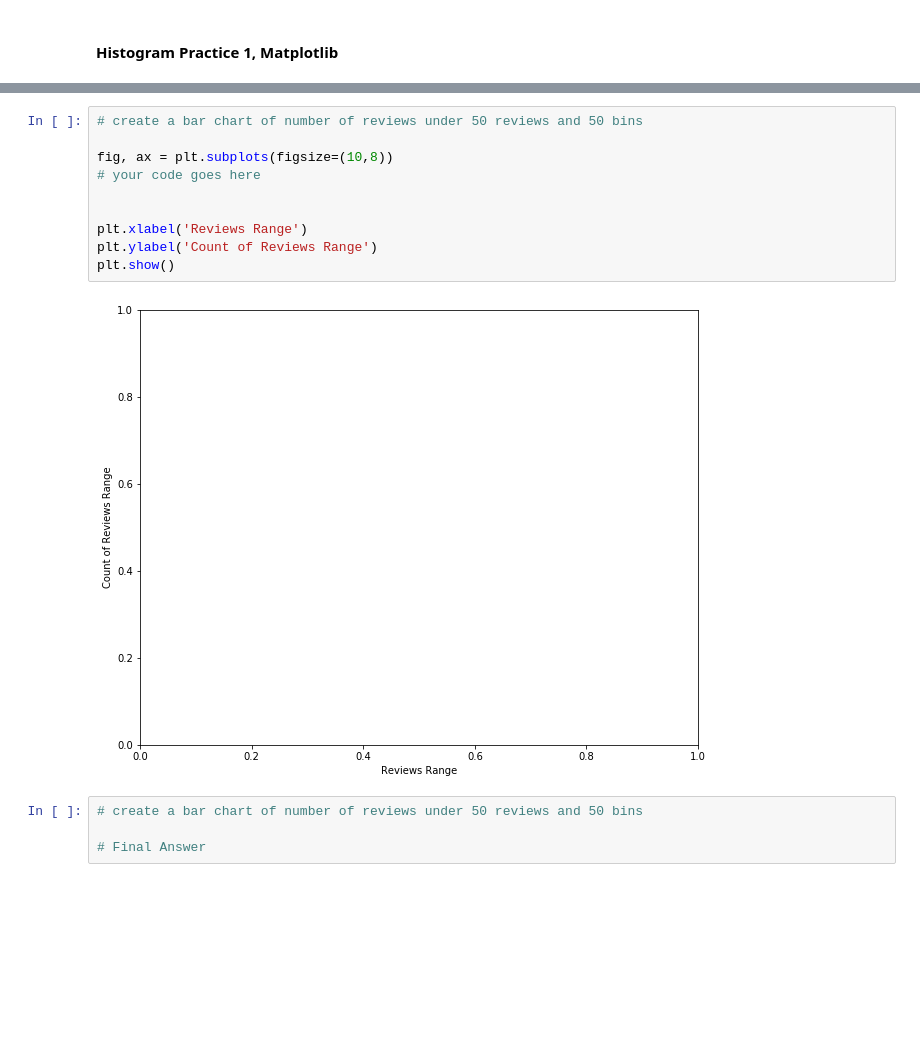
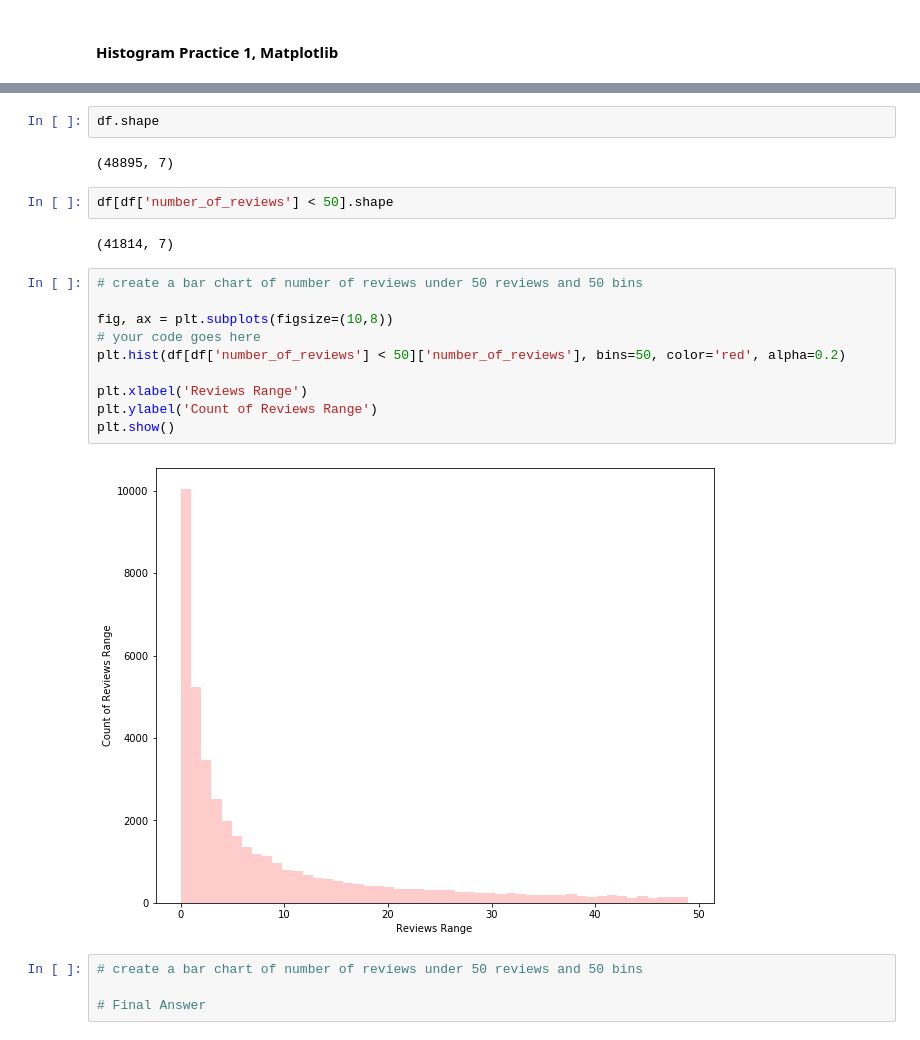
Before and after one commit to CUNYTechPrep/2020-spring-datascience, a Jupyter notebook: Week2_3.19/Exploratory Data Analysis_inClass.ipynb, the cells around one changed output, grey strips where cells are left out. Saved outputs shown, nothing was run; the diff lists cells and outputs as text; blank space fills up the shorter version.

```diff
--- a/Week2_3.19/Exploratory Data Analysis.ipynb
+++ b/Week2_3.19/Exploratory Data Analysis_inClass.ipynb
@@ -417,15 +545,23 @@ plt.show()
+# %%
+df.shape
+# %% [output]
+(48895, 7)
+# %%
+df[df['number_of_reviews'] < 50].shape
+# %% [output]
+(41814, 7)
 # %%
 # create a bar chart of number of reviews under 50 reviews and 50 bins
 
 fig, ax = plt.subplots(figsize=(10,8))
 # your code goes here
-
+plt.hist(df[df['number_of_reviews'] < 50]['number_of_reviews'], bins=50, color='red', alpha=0.2)
 
 plt.xlabel('Reviews Range')
 plt.ylabel('Count of Reviews Range')
 plt.show()
 # %% [output]
-[figure, old version]
+[figure, new version]
 # %%
 # create a bar chart of number of reviews under 50 reviews and 50 bins
 
```
Also changed, not shown: parts of 38 cells of this notebook.
